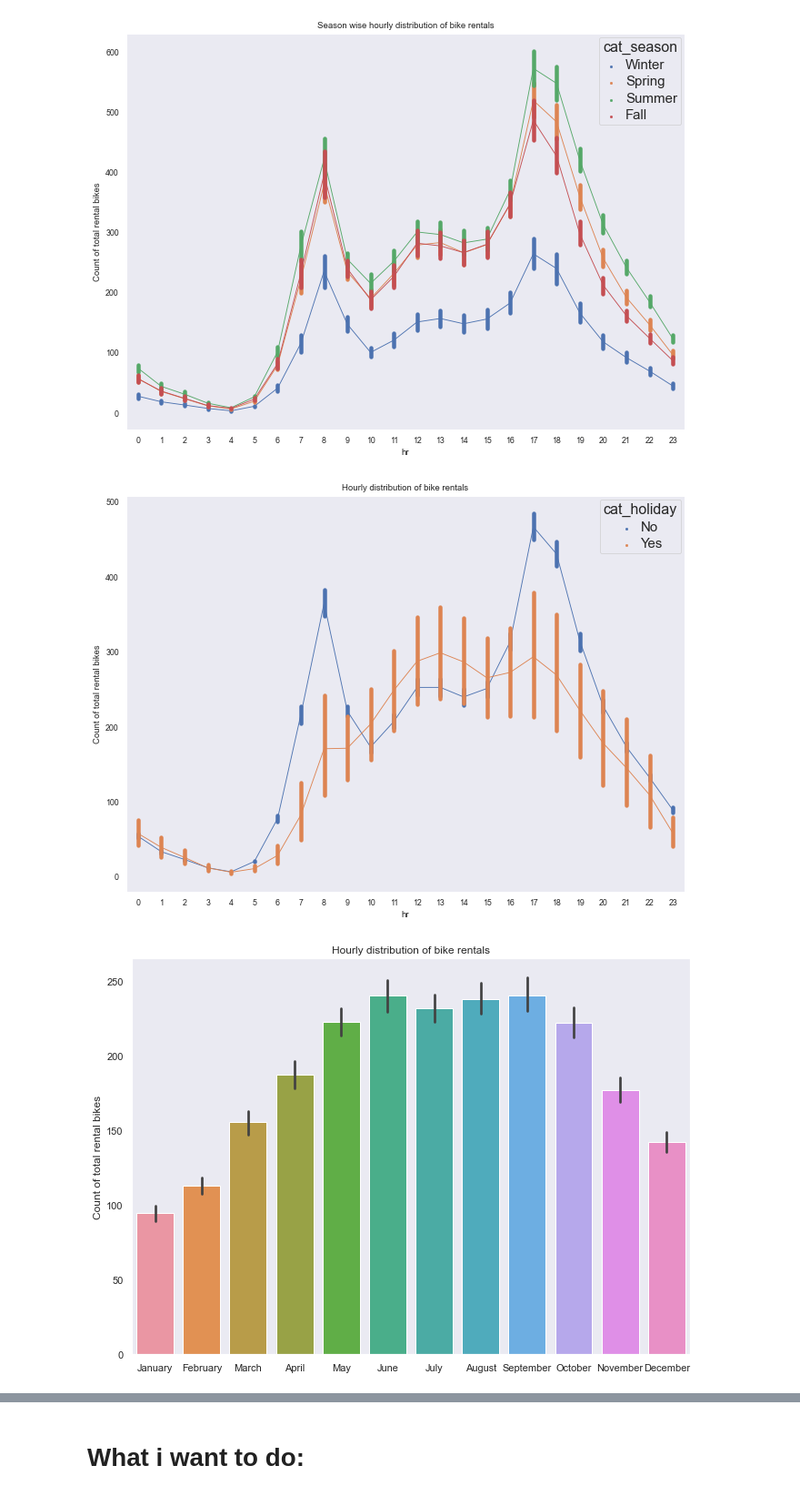
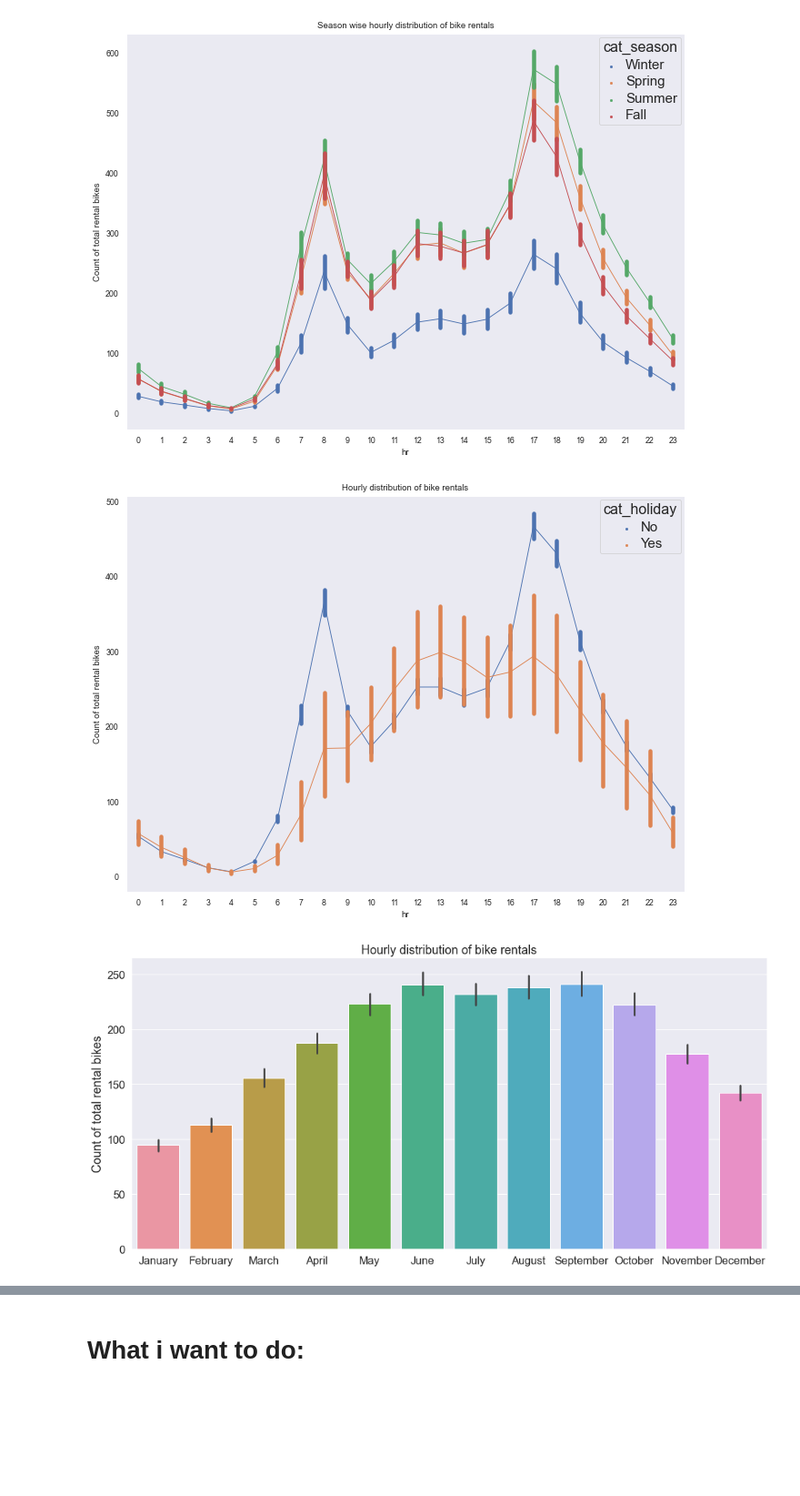
Before and after one commit to jaddel/education_cab_github, a Jupyter notebook: assignment_2/task1/task1.ipynb, the cells around one changed output, grey strips where cells are left out. Shown at 91% size. Cells and saved outputs as stored; diff of their text form; code cells hidden in the pictures; blank space fills up the shorter version.

```diff
--- a/assignment_2/task1/task1.ipynb
+++ b/assignment_2/task1/task1.ipynb
@@ -169,8 +188,7 @@ for df in data: # Data has been defined data = [day, hour]
 #sns.pairplot(day)
 # %%
 sns.set(rc={'figure.figsize':(11,8)})
-
-sns.set_context("paper", font_scale=1, rc={"lines.linewidth": 2.5})
+sns.set_context("paper", font_scale=1.5, rc={"lines.linewidth": 2.5})
 #sns.set(style="ticks", context="talk")
 #plt.style.use("dark_background")
 sns.set_style("dark")
@@ -187,8 +205,7 @@ ax.set(title = 'Season wise hourly distribution of bike rentals',ylabel= 'Count
 [figure]
 # %%
 sns.set(rc={'figure.figsize':(11,8)})
-
-sns.set_context("paper", font_scale=1, rc={"lines.linewidth": 2.5})
+sns.set_context("paper", font_scale=1.5, rc={"lines.linewidth": 2.5})
 #sns.set(style="ticks", context="talk")
 #plt.style.use("dark_background")
 sns.set_style("dark")
@@ -202,14 +219,14 @@ plt.setp(ax.get_legend().get_title(), fontsize='16') # for legend title
 
 ax.set(title = 'Hourly distribution of bike rentals',ylabel= 'Count of total rental bikes',);
 # %% [output]
-[figure, old version]
+[figure, new version]
 # %%
-sns.set(rc={'figure.figsize':(11,8)})
+sns.set(rc={'figure.figsize':(17,8)})
+sns.set(font_scale = 1.5)
 
-sns.set_theme(style="dark")
-ax = sns.barplot(x="cat_month", y="total_rentals", data=hour)
+ax = sns.barplot(x="cat_month", y="total_rentals", data=hour,)
 ax.set(title = 'Hourly distribution of bike rentals',ylabel='Count of total rental bikes', xlabel='');
 # %% [output]
-[figure, old version]
+[figure, new version]
 # %%
 sns.set(rc={'figure.figsize':(11,8)})
```
Also changed, not shown: parts of 12 cells of this notebook.
